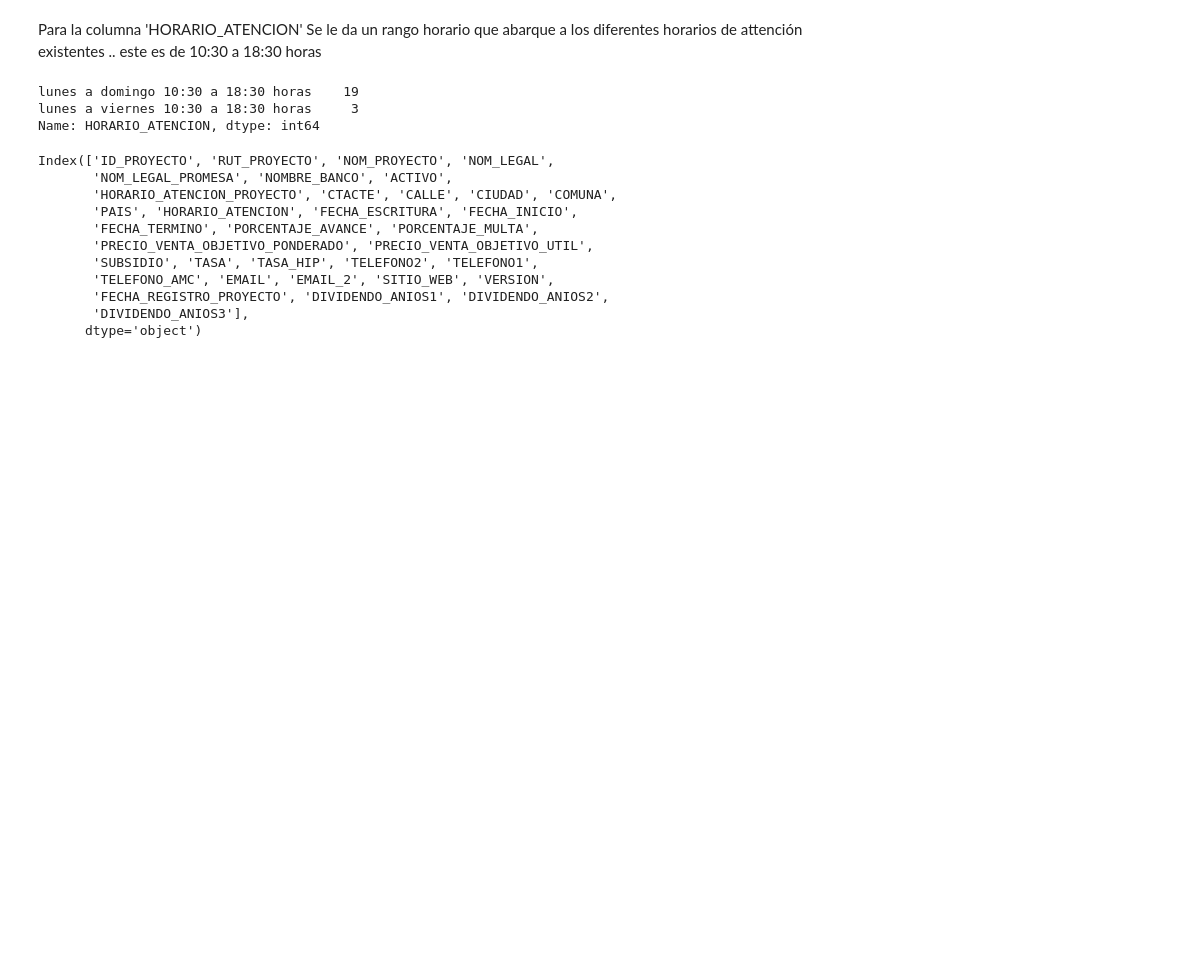
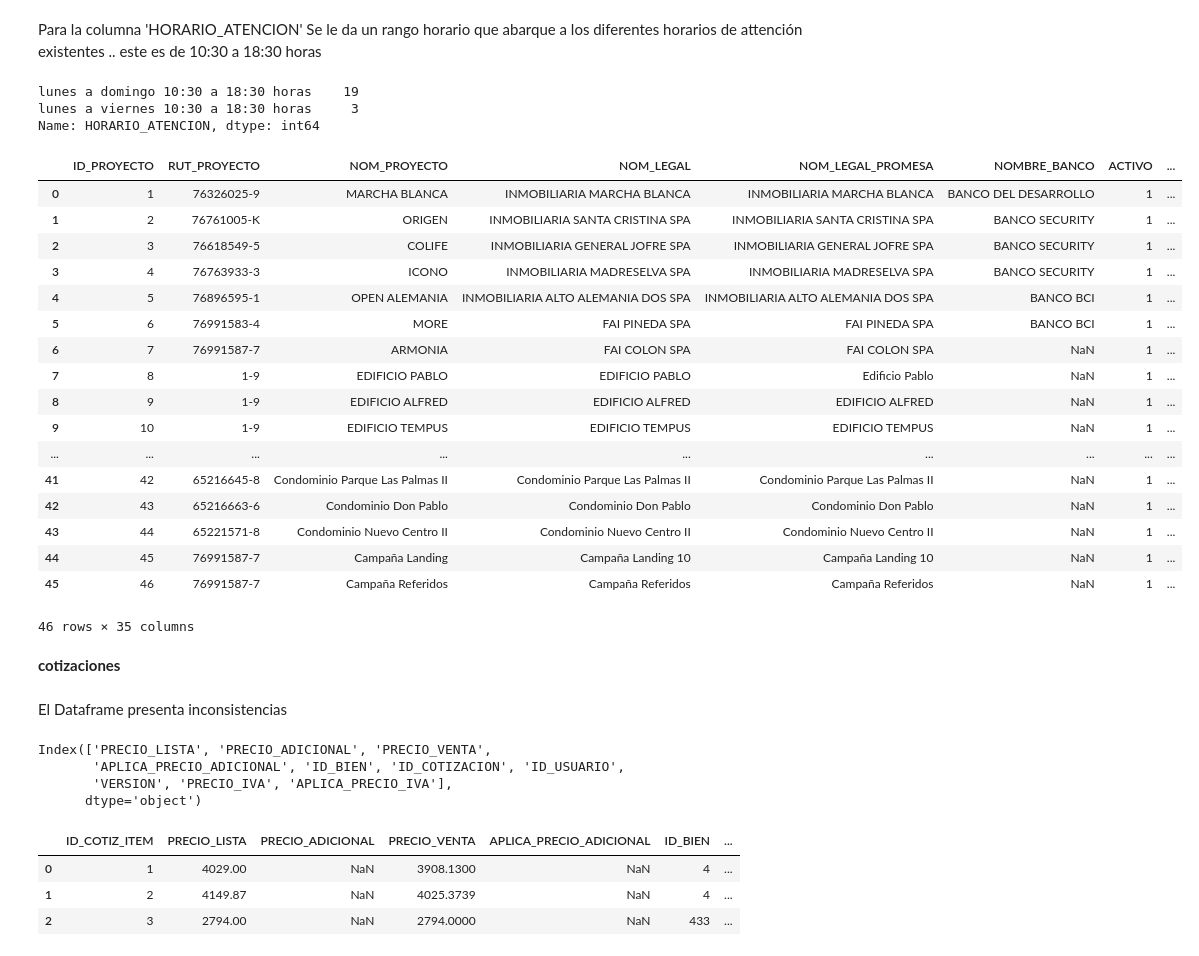
Before and after one commit to jospinoponce/JaimeOpsino_Form_Test, a Jupyter notebook: EDA.ipynb, the cells around one changed output. Cells and saved outputs as stored; diff of their text form; code cells hidden in the pictures; blank space fills up the shorter version.

```diff
--- a/EDA.ipynb
+++ b/EDA.ipynb
@@ -85,3 +95,45 @@ proyectos.HORARIO_ATENCION.value_counts()
 lunes a domingo 10:30 a 18:30 horas    19
 lunes a viernes 10:30 a 18:30 horas     3
 Name: HORARIO_ATENCION, dtype: int64
+# %%
+# Se quitan los puntos decimales de los valores la columna 'RUT_PROYECTO'
+
+proyectos.RUT_PROYECTO=proyectos.RUT_PROYECTO.str.replace(".", "")
+# %%
+# Función para darle formato a las fechas
+
+def convertir_fecha(df, columna):
+
+    # Convertir a tipo datetime
+    df[columna] = pd.to_datetime(df[columna])
+
+    # Extraer la fecha sin la hora
+    df[columna] = df[columna].dt.date
+
+    return df
+# %%
+# formato a fechas del dataframe
+
+convertir_fecha(proyectos,'FECHA_ESCRITURA')
+convertir_fecha(proyectos,'FECHA_INICIO')
+convertir_fecha(proyectos,'FECHA_TERMINO')
+convertir_fecha(proyectos,'FECHA_REGISTRO_PROYECTO')
+# %% [output]
+|  | ID_PROYECTO | RUT_PROYECTO | NOM_PROYECTO | NOM_LEGAL | NOM_LEGAL_PROMESA | NOMBRE_BANCO | ACTIVO | ... |
+| 0 | 1 | 76326025-9 | MARCHA BLANCA | INMOBILIARIA MARCHA BLANCA | INMOBILIARIA MARCHA BLANCA | BANCO DEL DESARROLLO | 1 | ... |
+| 1 | 2 | 76761005-K | ORIGEN | INMOBILIARIA SANTA CRISTINA SPA | INMOBILIARIA SANTA CRISTINA SPA | BANCO SECURITY | 1 | ... |
+| 2 | 3 | 76618549-5 | COLIFE | INMOBILIARIA GENERAL JOFRE SPA | INMOBILIARIA GENERAL JOFRE SPA | BANCO SECURITY | 1 | ... |
+| 3 | 4 | 76763933-3 | ICONO | INMOBILIARIA MADRESELVA SPA | INMOBILIARIA MADRESELVA SPA | BANCO SECURITY | 1 | ... |
+| 4 | 5 | 76896595-1 | OPEN ALEMANIA | INMOBILIARIA ALTO ALEMANIA DOS SPA | INMOBILIARIA ALTO ALEMANIA DOS SPA | BANCO BCI | 1 | ... |
+| 5 | 6 | 76991583-4 | MORE | FAI PINEDA SPA | FAI PINEDA SPA | BANCO BCI | 1 | ... |
+| 6 | 7 | 76991587-7 | ARMONIA | FAI COLON SPA | FAI COLON SPA | NaN | 1 | ... |
+| 7 | 8 | 1-9 | EDIFICIO PABLO | EDIFICIO PABLO | Edificio Pablo | NaN | 1 | ... |
+| 8 | 9 | 1-9 | EDIFICIO ALFRED | EDIFICIO ALFRED | EDIFICIO ALFRED | NaN | 1 | ... |
+| 9 | 10 | 1-9 | EDIFICIO TEMPUS | EDIFICIO TEMPUS | EDIFICIO TEMPUS | NaN | 1 | ... |
+| ... | ... | ... | ... | ... | ... | ... | ... | ... |
+| 41 | 42 | 65216645-8 | Condominio Parque Las Palmas II | Condominio Parque Las Palmas II | Condominio Parque Las Palmas II | NaN | 1 | ... |
+| 42 | 43 | 65216663-6 | Condominio Don Pablo | Condominio Don Pablo | Condominio Don Pablo | NaN | 1 | ... |
+| 43 | 44 | 65221571-8 | Condominio Nuevo Centro II | Condominio Nuevo Centro II | Condominio Nuevo Centro II | NaN | 1 | ... |
+| 44 | 45 | 76991587-7 | Campaña Landing | Campaña Landing 10 | Campaña Landing 10 | NaN | 1 | ... |
+| 45 | 46 | 76991587-7 | Campaña Referidos | Campaña Referidos | Campaña Referidos | NaN | 1 | ... |
+46 rows × 35 columns
@@ -88,14 +144,18 @@ Name: HORARIO_ATENCION, dtype: int64
+# %% [markdown]
+**cotizaciones**
+# %% [markdown]
+El Dataframe presenta inconsistencias
 # %%
-proyectos.columns
+cotizacion.columns
 # %% [output]
-Index(['ID_PROYECTO', 'RUT_PROYECTO', 'NOM_PROYECTO', 'NOM_LEGAL',
-       'NOM_LEGAL_PROMESA', 'NOMBRE_BANCO', 'ACTIVO',
-       'HORARIO_ATENCION_PROYECTO', 'CTACTE', 'CALLE', 'CIUDAD', 'COMUNA',
-       'PAIS', 'HORARIO_ATENCION', 'FECHA_ESCRITURA', 'FECHA_INICIO',
-       'FECHA_TERMINO', 'PORCENTAJE_AVANCE', 'PORCENTAJE_MULTA',
-       'PRECIO_VENTA_OBJETIVO_PONDERADO', 'PRECIO_VENTA_OBJETIVO_UTIL',
-       'SUBSIDIO', 'TASA', 'TASA_HIP', 'TELEFONO2', 'TELEFONO1',
-       'TELEFONO_AMC', 'EMAIL', 'EMAIL_2', 'SITIO_WEB', 'VERSION',
-       'FECHA_REGISTRO_PROYECTO', 'DIVIDENDO_ANIOS1', 'DIVIDENDO_ANIOS2',
-       'DIVIDENDO_ANIOS3'],
+Index(['PRECIO_LISTA', 'PRECIO_ADICIONAL', 'PRECIO_VENTA',
+       'APLICA_PRECIO_ADICIONAL', 'ID_BIEN', 'ID_COTIZACION', 'ID_USUARIO',
+       'VERSION', 'PRECIO_IVA', 'APLICA_PRECIO_IVA'],
       dtype='object')
+# %%
+cotizacion.head(3)
+# %% [output]
+|  | ID_COTIZ_ITEM | PRECIO_LISTA | PRECIO_ADICIONAL | PRECIO_VENTA | APLICA_PRECIO_ADICIONAL | ID_BIEN | ... |
+| 0 | 1 | 4029.00 | NaN | 3908.1300 | NaN | 4 | ... |
+| 1 | 2 | 4149.87 | NaN | 4025.3739 | NaN | 4 | ... |
+| 2 | 3 | 2794.00 | NaN | 2794.0000 | NaN | 433 | ... |
```
Also changed, not shown: parts of 6 cells of this notebook.
